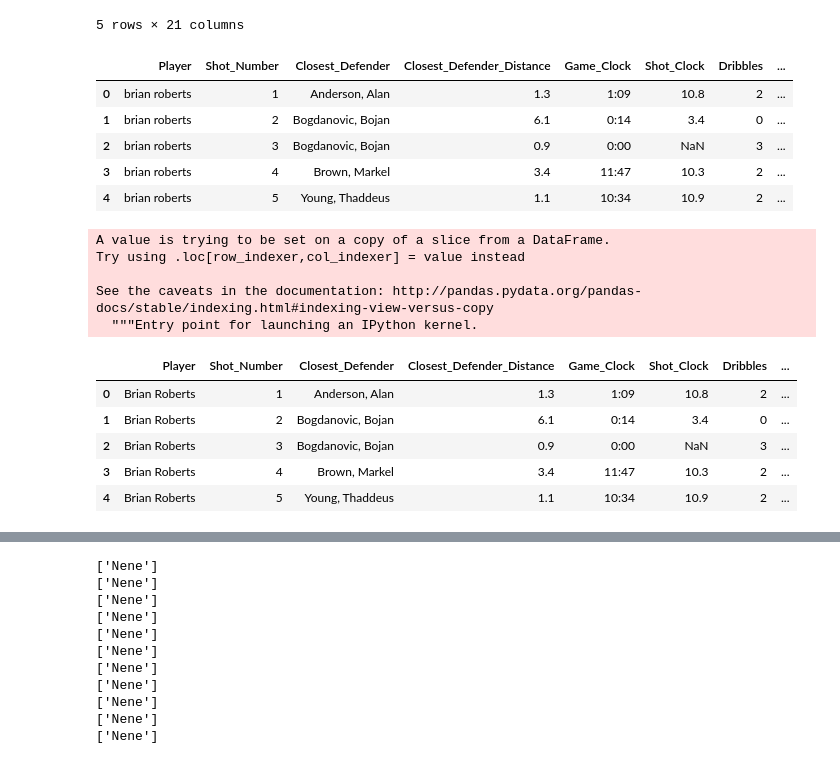
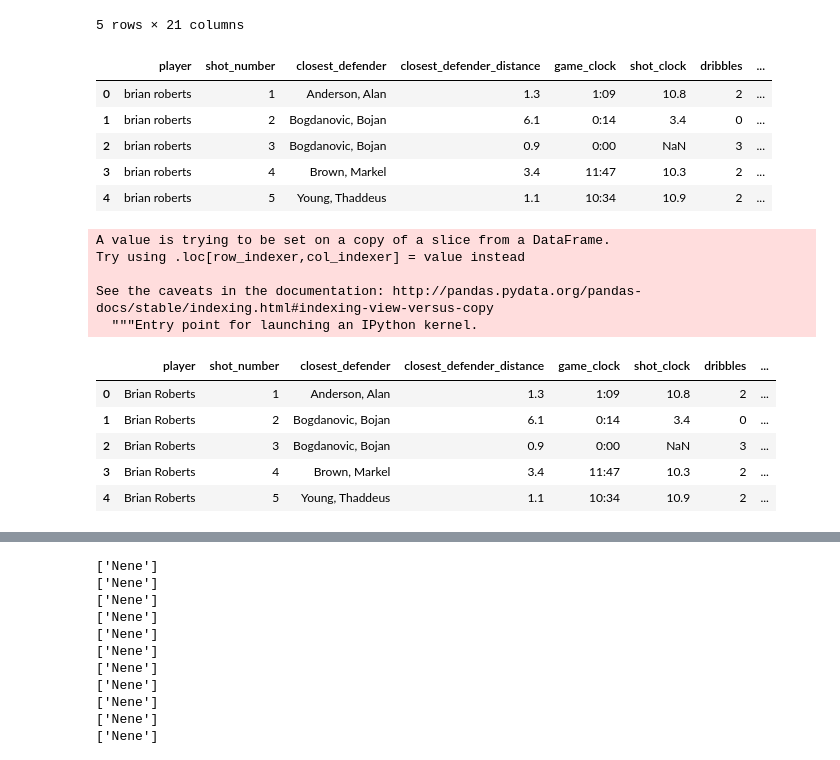
Before and after one commit to joshseymour/ETL_Project, a Jupyter notebook: Transform_Shots.ipynb, the cells around one changed output, grey strips where cells are left out. Drawn from its saved outputs; the diff is of its cells as text; code cells hidden in the pictures.

```diff
--- a/Transform_Shots.ipynb
+++ b/Transform_Shots.ipynb
@@ -22,27 +22,27 @@ df = shots_df.drop(columns=["GAME_ID", "LOCATION", "W",
                "CLOSEST_DEFENDER_PLAYER_ID",
                "FGM","PTS","player_id"])
 # %%
-df2 = df.rename(columns={"player_name":"Player", "SHOT_NUMBER": "Shot_Number",
-                   "GAME_CLOCK": "Game_Clock", "SHOT_CLOCK": "Shot_Clock",
-                  "DRIBBLES": "Dribbles", "TOUCH_TIME": "Touch_Time",
-                  "SHOT_DIST": "Shot_Distance", "PTS_TYPE": "Shot_Type",
-                  "SHOT_RESULT": "Shot_Result", "CLOSEST_DEFENDER": "Closest_Defender",
-                  "CLOSE_DEF_DIST": "Closest_Defender_Distance"})
-new_df = df2[['Player', 'Shot_Number', 'Closest_Defender',
-                'Closest_Defender_Distance','Game_Clock','Shot_Clock',
-                'Dribbles', 'Touch_Time', 'Shot_Distance', 'Shot_Type',
-                'Shot_Result']]
+df2 = df.rename(columns={"player_name":"player", "SHOT_NUMBER": "shot_number",
+                   "GAME_CLOCK": "game_clock", "SHOT_CLOCK": "shot_clock",
+                  "DRIBBLES": "dribbles", "TOUCH_TIME": "touch_time",
+                  "SHOT_DIST": "shot_distance", "PTS_TYPE": "shot_type",
+                  "SHOT_RESULT": "shot_result", "CLOSEST_DEFENDER": "closest_defender",
+                  "CLOSE_DEF_DIST": "closest_defender_distance"})
+new_df = df2[['player', 'shot_number', 'closest_defender',
+                'closest_defender_distance','game_clock','shot_clock',
+                'dribbles', 'touch_time', 'shot_distance', 'shot_type',
+                'shot_result']]
 
 new_df.head()
 # %% [output]
-|  | Player | Shot_Number | Closest_Defender | Closest_Defender_Distance | Game_Clock | Shot_Clock | Dribbles | ... |
+|  | player | shot_number | closest_defender | closest_defender_distance | game_clock | shot_clock | dribbles | ... |
 | 0 | brian roberts | 1 | Anderson, Alan | 1.3 | 1:09 | 10.8 | 2 | ... |
 | 1 | brian roberts | 2 | Bogdanovic, Bojan | 6.1 | 0:14 | 3.4 | 0 | ... |
 | 2 | brian roberts | 3 | Bogdanovic, Bojan | 0.9 | 0:00 | NaN | 3 | ... |
 | 3 | brian roberts | 4 | Brown, Markel | 3.4 | 11:47 | 10.3 | 2 | ... |
 | 4 | brian roberts | 5 | Young, Thaddeus | 1.1 | 10:34 | 10.9 | 2 | ... |
 # %%
-new_df['Player']= new_df['Player'].str.title()
+new_df['player']= new_df['player'].str.title()
 new_df.head()
 # %% [output]
 A value is trying to be set on a copy of a slice from a DataFrame.
@@ -50,7 +50,7 @@ Try using .loc[row_indexer,col_indexer] = value instead
 
 See the caveats in the documentation: http://pandas.pydata.org/pandas-docs/stable/indexing.html#indexing-view-versus-copy
   """Entry point for launching an IPython kernel.
-|  | Player | Shot_Number | Closest_Defender | Closest_Defender_Distance | Game_Clock | Shot_Clock | Dribbles | ... |
+|  | player | shot_number | closest_defender | closest_defender_distance | game_clock | shot_clock | dribbles | ... |
 | 0 | Brian Roberts | 1 | Anderson, Alan | 1.3 | 1:09 | 10.8 | 2 | ... |
 | 1 | Brian Roberts | 2 | Bogdanovic, Bojan | 6.1 | 0:14 | 3.4 | 0 | ... |
 | 2 | Brian Roberts | 3 | Bogdanovic, Bojan | 0.9 | 0:00 | NaN | 3 | ... |
```
Also changed, not shown: parts of 10 cells of this notebook, 3 other files.
